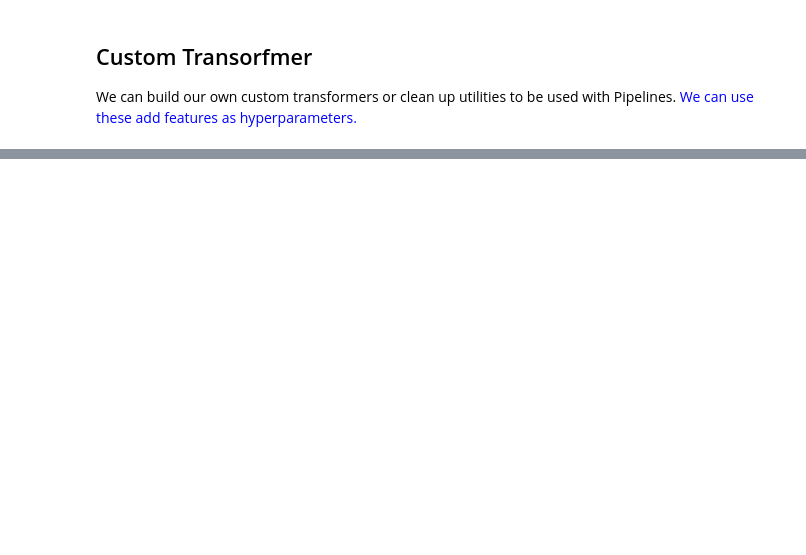
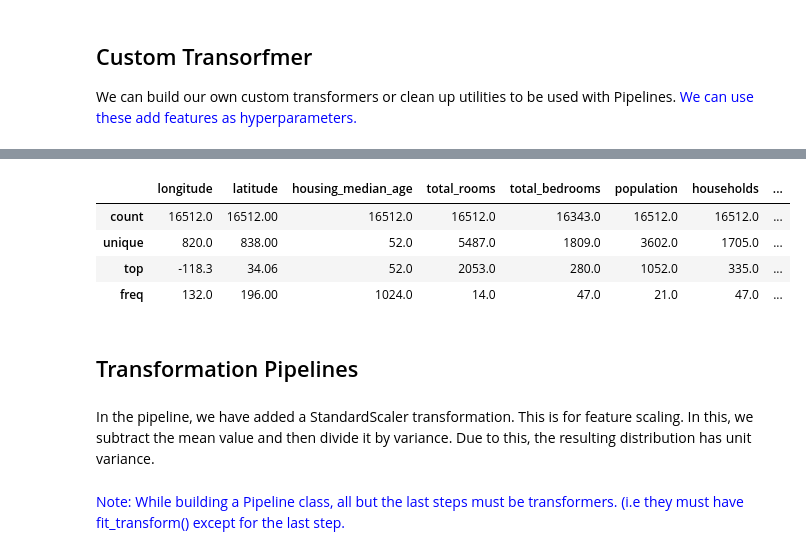
Before and after one commit to harshseth/ml-core, a Jupyter notebook: Housing.ipynb, the cells around one changed output, grey strips where cells are left out. Saved outputs shown, nothing was run; the diff lists cells and outputs as text; code cells hidden in the pictures; blank space fills up the shorter version.

```diff
--- a/Housing.ipynb
+++ b/Housing.ipynb
@@ -690,0 +703,10 @@ housing_extra_attribs = attr_adder.transform(housing.values)
+# %%
+housing_extra_attribs.describe()
+# %% [output]
+|  | longitude | latitude | housing_median_age | total_rooms | total_bedrooms | population | households | ... |
+| count | 16512.0 | 16512.00 | 16512.0 | 16512.0 | 16343.0 | 16512.0 | 16512.0 | ... |
+| unique | 820.0 | 838.00 | 52.0 | 5487.0 | 1809.0 | 3602.0 | 1705.0 | ... |
+| top | -118.3 | 34.06 | 52.0 | 2053.0 | 280.0 | 1052.0 | 335.0 | ... |
+| freq | 132.0 | 196.00 | 1024.0 | 14.0 | 47.0 | 21.0 | 47.0 | ... |
+# %% [markdown]
+## Transformation Pipelines
@@ -690,0 +727,4 @@ housing_extra_attribs = attr_adder.transform(housing.values)
+# %% [markdown]
+In the pipeline, we have added a StandardScaler transformation. This is for feature scaling. In this, we subtract the mean value and then divide it by variance. Due to this, the resulting distribution has unit variance.
+# %% [markdown]
+<span style="color:blue">Note: While building a Pipeline class, all but the last steps must be transformers. (i.e they must have fit_transform() except for the last step.</span>
```
Also changed, not shown: parts of 29 cells of this notebook, 2 other files.
